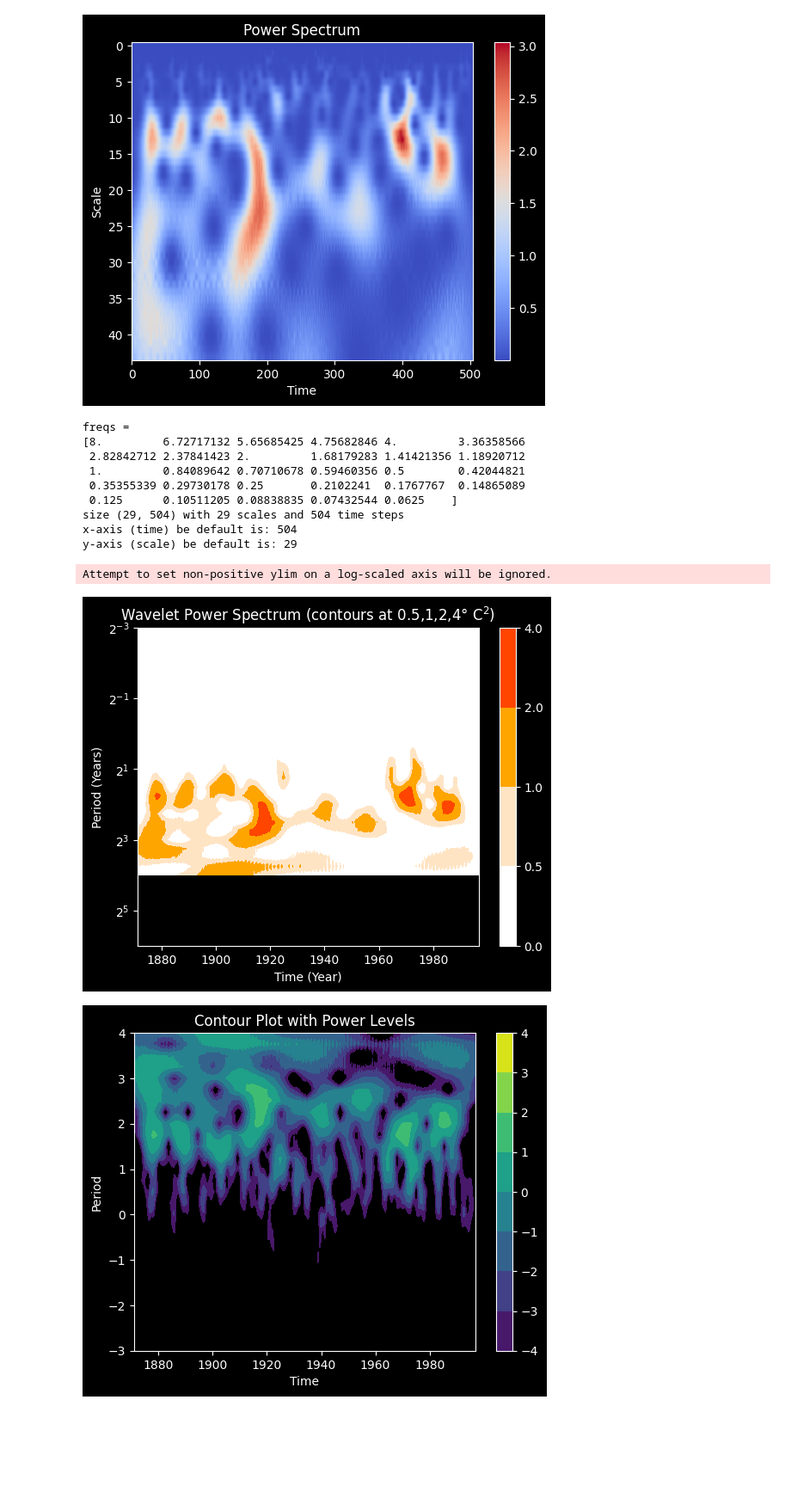
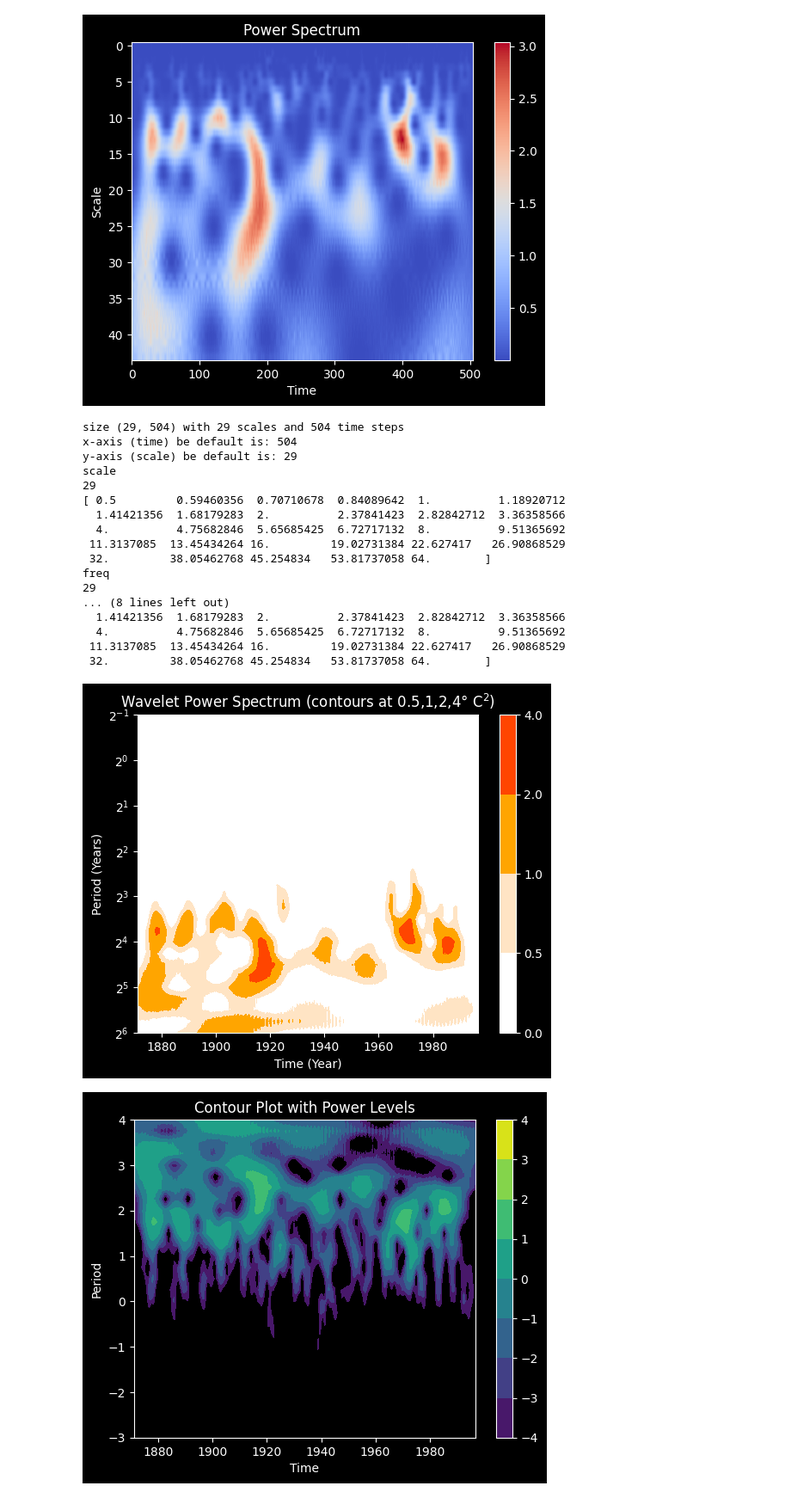
Before and after one commit to cyschneck/wavelet-tutorial, a Jupyter notebook: wavelet_nino.ipynb, the cells around one changed output. Shown at 86% size. Drawn from its saved outputs; the diff is of its cells as text; code cells hidden in the pictures; blank space fills up the shorter version.

```diff
--- a/wavelet_nino.ipynb
+++ b/wavelet_nino.ipynb
@@ -114,52 +114,69 @@ y-axis (scale) be default is: 44
 # %%
 wavelet_mother = "cmor1.5-1.0" # Morlet in Torrence/Compo cooresponds to cmor in PyWavelets -> https://github.com/PyWavelets/pywt/issues/522#issuecomment-539227912
 
-s0 = 2*dt #0.25 # smallest scale
+s0 = 2*dt # smallest scale
 J1 = 7 / dj
 j = np.arange(0, J1 + 1)
-scales = s0 * 2. ** (j * dj)
+scales = s0 * 2 ** (j * dj)
 dj = 0.25 # spacing between discrete scales
 
 wavelet_coeffs, freqs = pywt.cwt(data=sst_data,
                                  scales=scales,
-                                 wavelet=wavelet_mother,
-                                 sampling_period=dt)
-print(f"freqs = \n{freqs}")
+                                 wavelet=wavelet_mother)
 # Shape of wavelet transform
 print(f"size {wavelet_coeffs.shape} with {wavelet_coeffs.shape[0]} scales and {wavelet_coeffs.shape[1]} time steps")
 print(f"x-axis (time) be default is: {wavelet_coeffs.shape[1]}")
 print(f"y-axis (scale) be default is: {wavelet_coeffs.shape[0]}")
 
 levels = [0, 0.5, 1, 2, 4]
 power = np.power((abs(wavelet_coeffs)), 2)  # compare the power spectrum
 period = 1 / freqs
 
+print("scale")
+print(len(scales))
+print(scales)
+print("freq")
+print(len(freqs))
+print(freqs)
+print("period")
+print(len(period))
+print(period)
+
+import warnings
+warnings.filterwarnings('ignore')
 
 fig, ax = plt.subplots()
 plt.style.use('dark_background')
 CS = plt.contourf(time_range, period, power, len(levels))
 im = plt.contourf(CS, levels=levels,
     colors=['white', 'bisque', 'orange', 'orangered', 'darkred'])
 plt.xlabel('Time (Year)')
 plt.ylabel('Period (Years)')
 plt.title('Wavelet Power Spectrum (contours at 0.5,1,2,4\u00B0 C$^2$)')
 ax.set_yscale('log', base=2)
-plt.ylim([0, 64])
+plt.ylim([np.min(period), np.max(period)])
 ax.invert_yaxis()
 plt.colorbar()
 plt.show()
 # %% [output]
-freqs =
-[8.         6.72717132 5.65685425 4.75682846 4.         3.36358566
- 2.82842712 2.37841423 2.         1.68179283 1.41421356 1.18920712
- 1.         0.84089642 0.70710678 0.59460356 0.5        0.42044821
- 0.35355339 0.29730178 0.25       0.2102241  0.1767767  0.14865089
- 0.125      0.10511205 0.08838835 0.07432544 0.0625    ]
 size (29, 504) with 29 scales and 504 time steps
 x-axis (time) be default is: 504
 y-axis (scale) be default is: 29
+scale
+29
+[ 0.5         0.59460356  0.70710678  0.84089642  1.          1.18920712
+  1.41421356  1.68179283  2.          2.37841423  2.82842712  3.36358566
+  4.          4.75682846  5.65685425  6.72717132  8.          9.51365692
+ 11.3137085  13.45434264 16.         19.02731384 22.627417   26.90868529
+ 32.         38.05462768 45.254834   53.81737058 64.        ]
+freq
+29
+... (8 lines left out)
+  1.41421356  1.68179283  2.          2.37841423  2.82842712  3.36358566
+  4.          4.75682846  5.65685425  6.72717132  8.          9.51365692
+ 11.3137085  13.45434264 16.         19.02731384 22.627417   26.90868529
+ 32.         38.05462768 45.254834   53.81737058 64.        ]
-Attempt to set non-positive ylim on a log-scaled axis will be ignored.
-[figure, old version]
+[figure, new version]
 # %%
 # contour plot
 fig, ax = plt.subplots()
```
Also changed, not shown: parts of 1 cell of this notebook.
